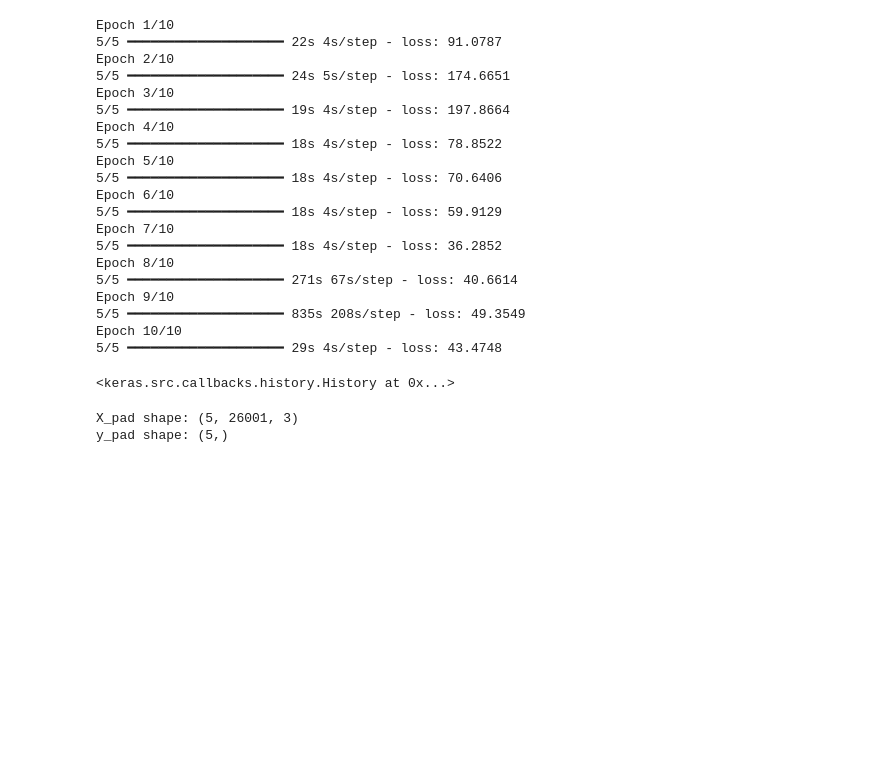
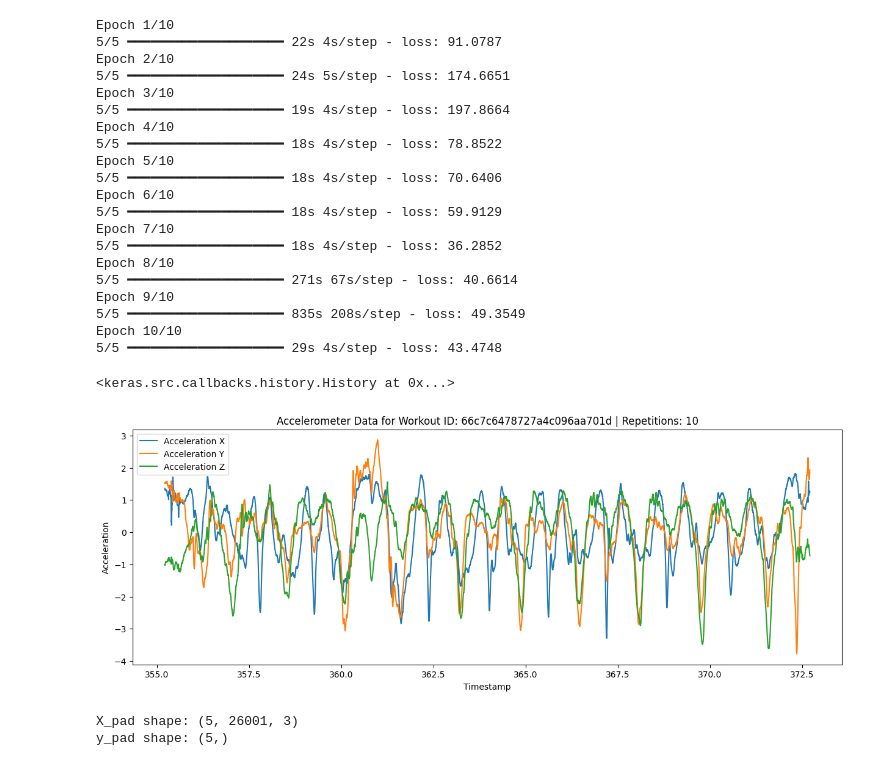
Before and after one commit to Slimslim/ML.WorkoutApp, a Jupyter notebook: notebooks/data_extraction_V1.ipynb, the cells around one changed output. Saved outputs shown, nothing was run; the diff lists cells and outputs as text; code cells hidden in the pictures; blank space fills up the shorter version.

```diff
--- a/notebooks/data_extraction_V1.ipynb
+++ b/notebooks/data_extraction_V1.ipynb
@@ -235,6 +236,29 @@ Epoch 9/10
 Epoch 10/10
 5/5 ━━━━━━━━━━━━━━━━━━━━ 29s 4s/step - loss: 43.4748
 <keras.src.callbacks.history.History at 0x...>
+# %%
+# Select a sample from the normalized data for visualization
+sample_index = 2  # You can change this index to visualize different samples
+sample_data = all_workouts_data_norm[sample_index]
+
+# Get the workout ID and repetitions
+workout_id = sample_data['workout_id'].iloc[0]
+repetitions = sample_data['repetitions'].iloc[0]
+
+# Plotting accelerometer data over time
+plt.figure(figsize=(15, 5))
+
+plt.plot(sample_data['timestamp'], sample_data['accelerationX'], label='Acceleration X')
+plt.plot(sample_data['timestamp'], sample_data['accelerationY'], label='Acceleration Y')
+plt.plot(sample_data['timestamp'], sample_data['accelerationZ'], label='Acceleration Z')
+
+plt.xlabel('Timestamp')
+plt.ylabel('Acceleration')
+plt.title(f'Accelerometer Data for Workout ID: {workout_id} | Repetitions: {repetitions}')
+plt.legend()
+plt.show()
+# %% [output]
+[figure, added]
 # %%
 """Padding sequence and create a 3D array"""
 # List to hold sequences (each workout's data)
```
Also changed, not shown: parts of 10 cells of this notebook, 2 other files.
